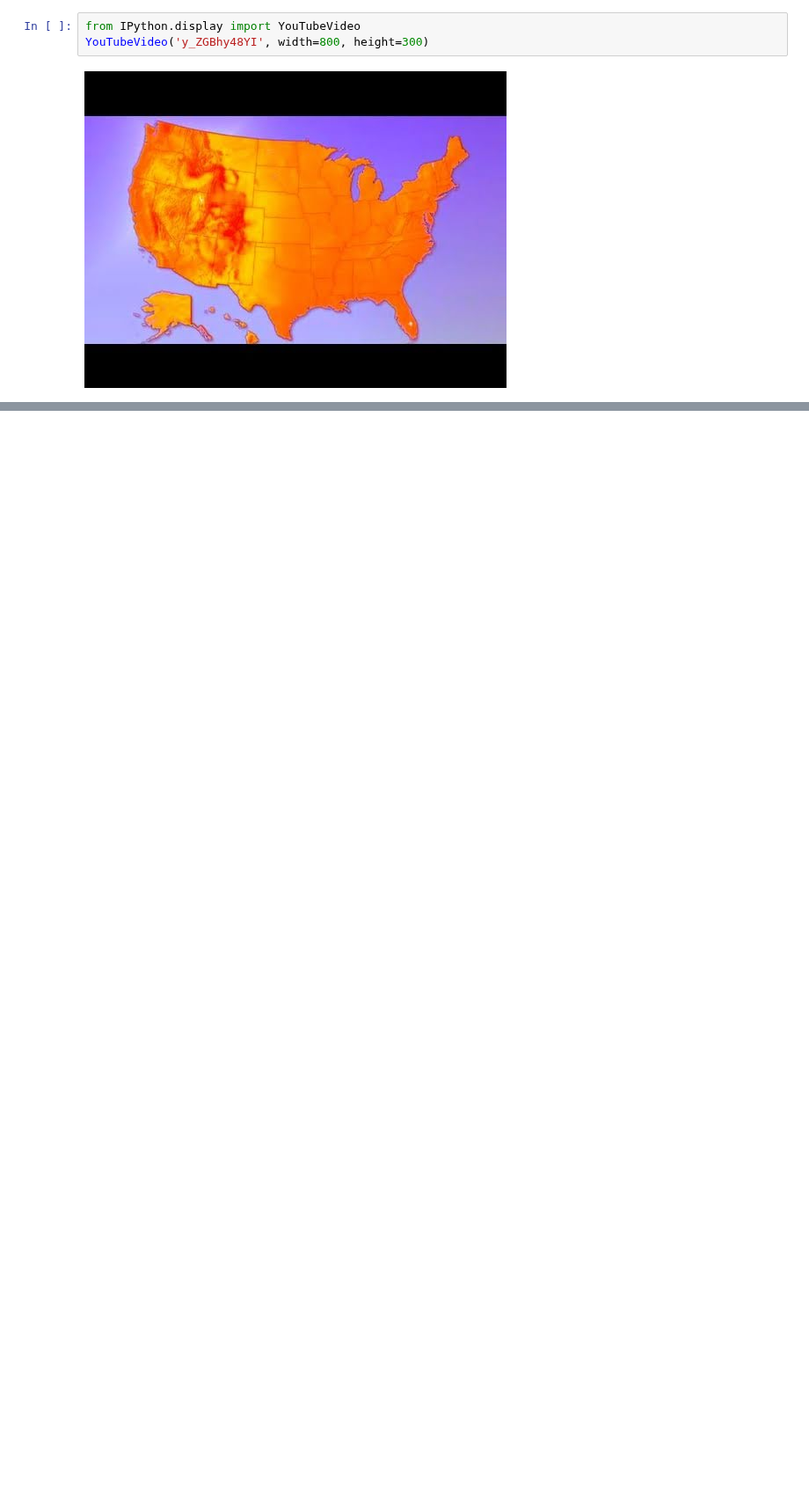
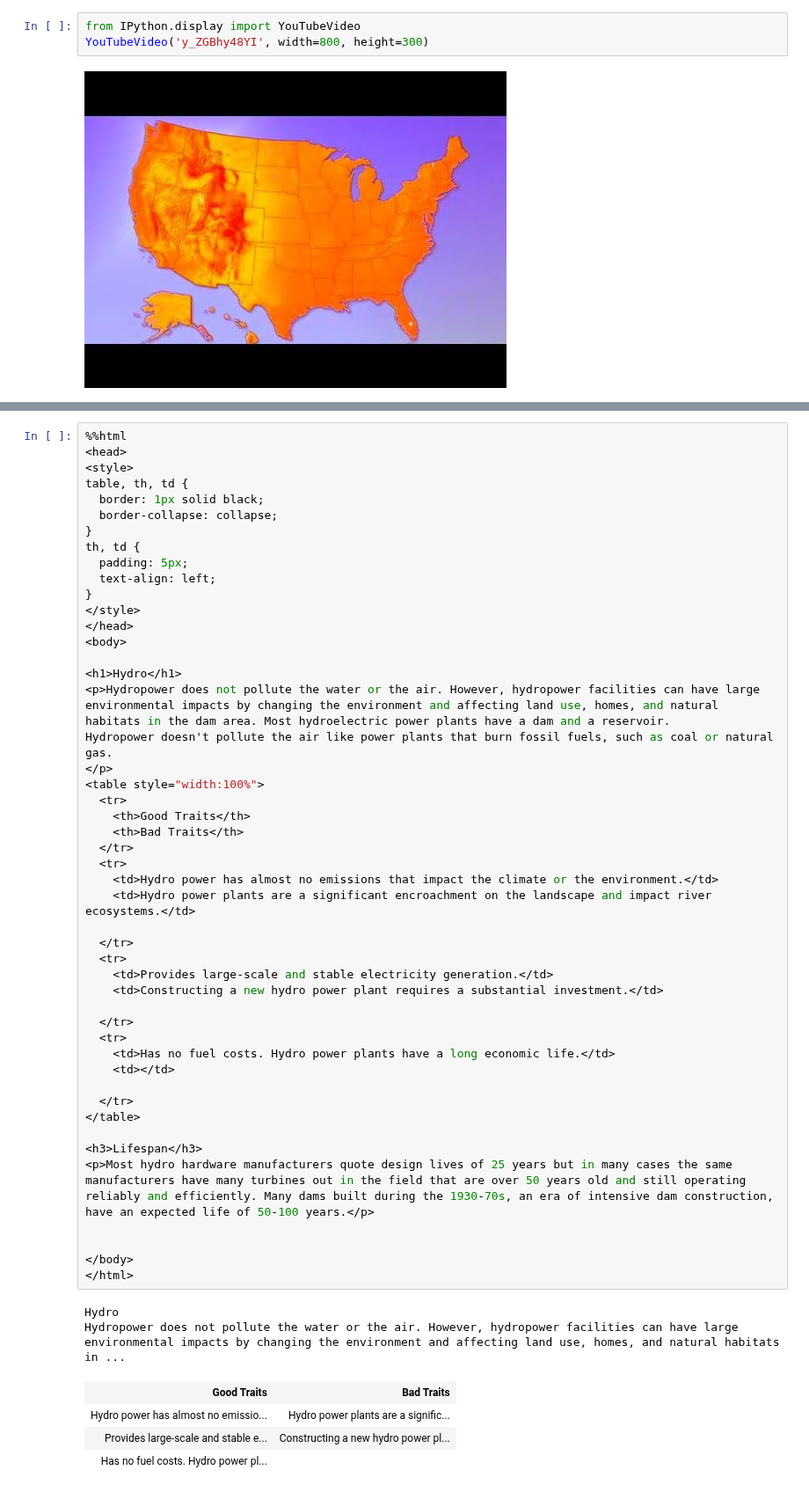
Before and after one commit to ULeth-Math-CS/Callysto, a Jupyter notebook: Jazlyn Pedersen /Resources and Recycling.ipynb, the cells around one changed output, grey strips where cells are left out. Shown at 88% size. Drawn from its saved outputs; the diff is of its cells as text; blank space fills up the shorter version.

```diff
--- a/Jazlyn Pedersen /Resources and Recycling.ipynb
+++ b/Jazlyn Pedersen /Resources and Recycling.ipynb
@@ -248,0 +480,55 @@ In order to get comfortable with the two types of Energy Sources, try matching e
+# %%
+%%html
+<head>
+<style>
+table, th, td {
+  border: 1px solid black;
+  border-collapse: collapse;
+}
+th, td {
+  padding: 5px;
+  text-align: left;
+}
+</style>
+</head>
+<body>
+
+<h1>Hydro</h1>
+<p>Hydropower does not pollute the water or the air. However, hydropower facilities can have large environmental impacts by changing the environment and affecting land use, homes, and natural habitats in the dam area. Most hydroelectric power plants have a dam and a reservoir.
+Hydropower doesn't pollute the air like power plants that burn fossil fuels, such as coal or natural gas.
+</p>
+<table style="width:100%">
+  <tr>
+    <th>Good Traits</th>
+    <th>Bad Traits</th>
+  </tr>
+  <tr>
+    <td>Hydro power has almost no emissions that impact the climate or the environment.</td>
+    <td>Hydro power plants are a significant encroachment on the landscape and impact river ecosystems.</td>
+
+  </tr>
+  <tr>
+    <td>Provides large-scale and stable electricity generation.</td>
+    <td>Constructing a new hydro power plant requires a substantial investment.</td>
+
+  </tr>
+  <tr>
+    <td>Has no fuel costs. Hydro power plants have a long economic life.</td>
+    <td></td>
+
+  </tr>
+</table>
+
+<h3>Lifespan</h3>
+<p>Most hydro hardware manufacturers quote design lives of 25 years but in many cases the same manufacturers have many turbines out in the field that are over 50 years old and still operating reliably and efficiently. Many dams built during the 1930-70s, an era of intensive dam construction, have an expected life of 50-100 years.</p>
+
+
+</body>
+</html>
+# %% [output]
+Hydro
+Hydropower does not pollute the water or the air. However, hydropower facilities can have large environmental impacts by changing the environment and affecting land use, homes, and natural habitats in ...
+| Good Traits | Bad Traits |
+| Hydro power has almost no emissio... | Hydro power plants are a signific... |
+| Provides large-scale and stable e... | Constructing a new hydro power pl... |
+| Has no fuel costs. Hydro power pl... |  |
```
Also changed, not shown: parts of 23 cells of this notebook.
